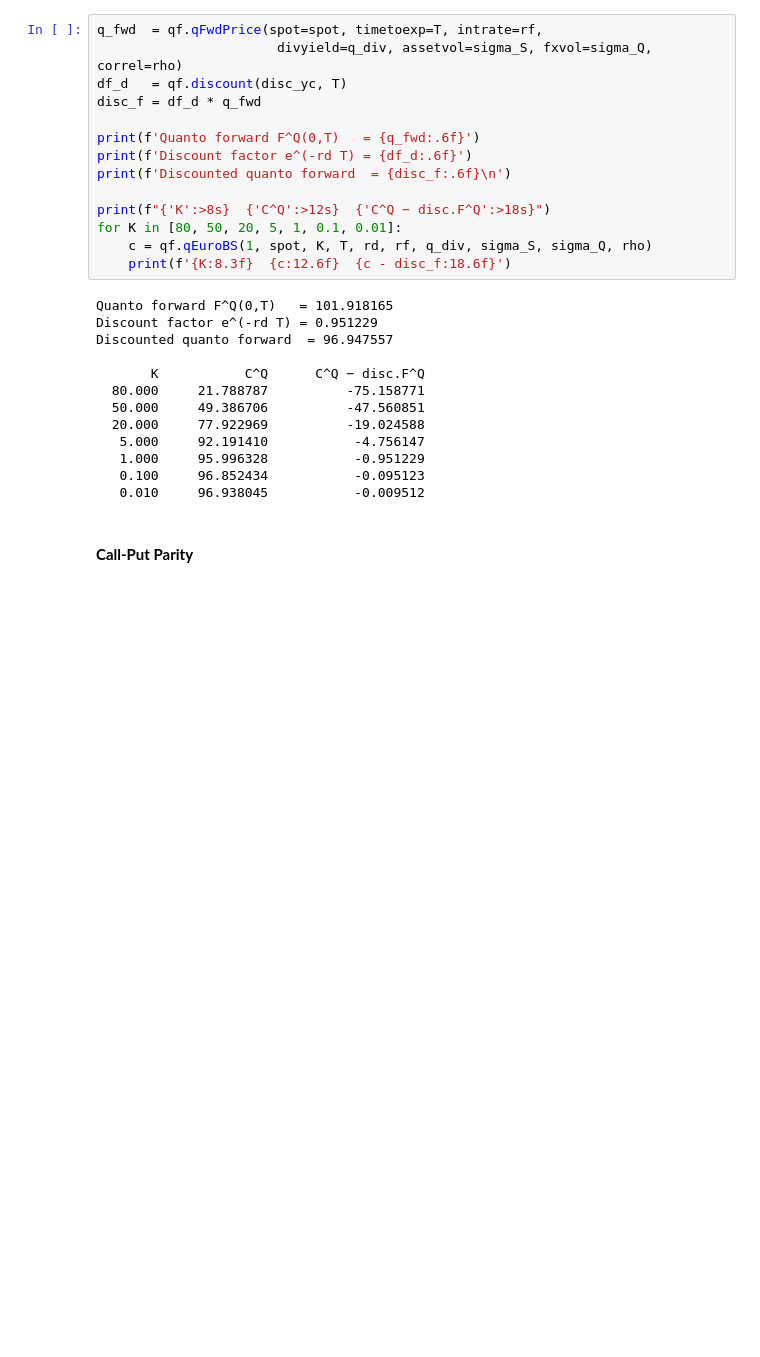
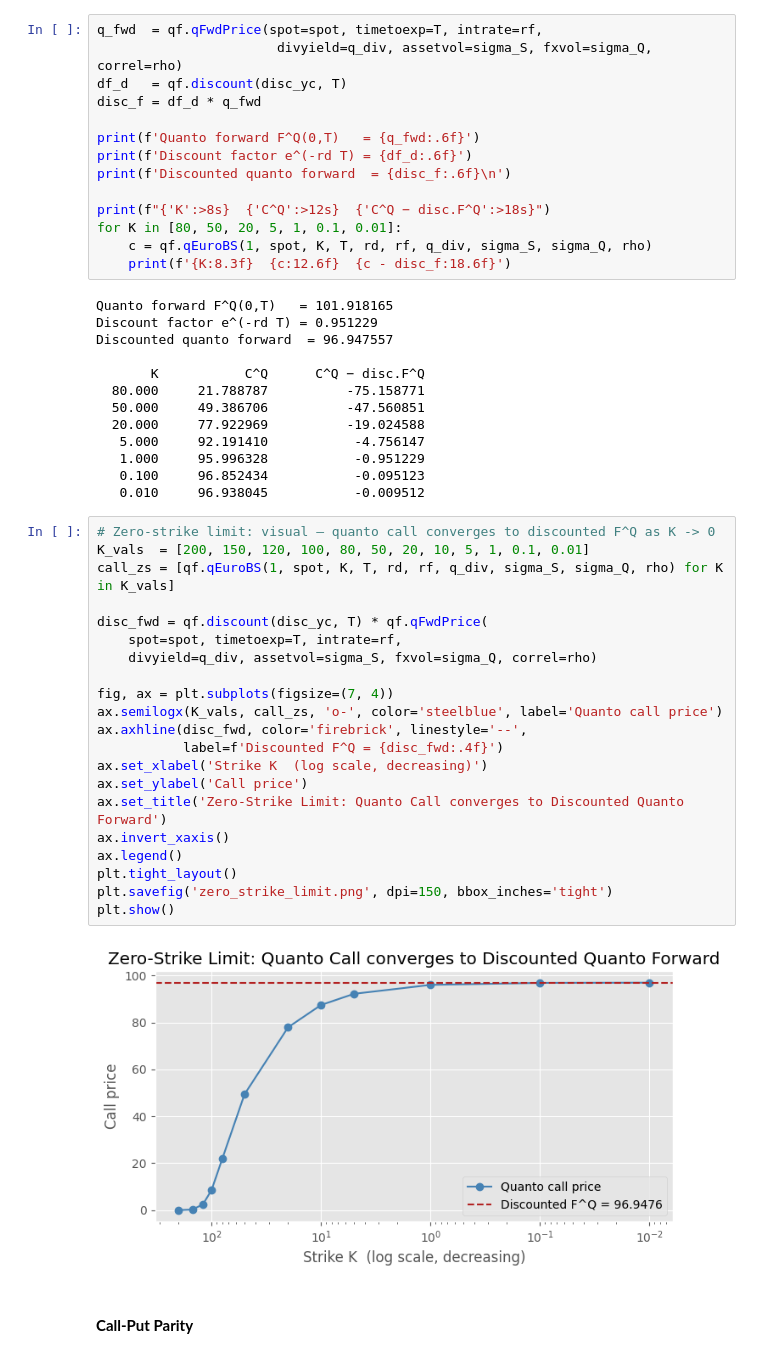
Before and after one commit to niharika-madana/qflib-pricing-engine, a Jupyter notebook: examples/Python/Group6-FinalProject.ipynb, the cells around one changed output. Saved outputs shown, nothing was run; the diff lists cells and outputs as text; blank space fills up the shorter version.

```diff
--- a/examples/Python/final_notebook.ipynb
+++ b/examples/Python/Group6-FinalProject.ipynb
@@ -250,6 +250,29 @@ Discounted quanto forward  = 96.947557
    1.000     95.996328           -0.951229
    0.100     96.852434           -0.095123
    0.010     96.938045           -0.009512
+# %%
+# Zero-strike limit: visual — quanto call converges to discounted F^Q as K -> 0
+K_vals  = [200, 150, 120, 100, 80, 50, 20, 10, 5, 1, 0.1, 0.01]
+call_zs = [qf.qEuroBS(1, spot, K, T, rd, rf, q_div, sigma_S, sigma_Q, rho) for K in K_vals]
+
+disc_fwd = qf.discount(disc_yc, T) * qf.qFwdPrice(
+    spot=spot, timetoexp=T, intrate=rf,
+    divyield=q_div, assetvol=sigma_S, fxvol=sigma_Q, correl=rho)
+
+fig, ax = plt.subplots(figsize=(7, 4))
+ax.semilogx(K_vals, call_zs, 'o-', color='steelblue', label='Quanto call price')
+ax.axhline(disc_fwd, color='firebrick', linestyle='--',
+           label=f'Discounted F^Q = {disc_fwd:.4f}')
+ax.set_xlabel('Strike K  (log scale, decreasing)')
+ax.set_ylabel('Call price')
+ax.set_title('Zero-Strike Limit: Quanto Call converges to Discounted Quanto Forward')
+ax.invert_xaxis()
+ax.legend()
+plt.tight_layout()
+plt.savefig('zero_strike_limit.png', dpi=150, bbox_inches='tight')
+plt.show()
+# %% [output]
+[figure, added]
 # %% [markdown]
 #### **Call-Put Parity**
 # %%
```
Also changed, not shown: parts of 3 cells of this notebook, 7 other files.
